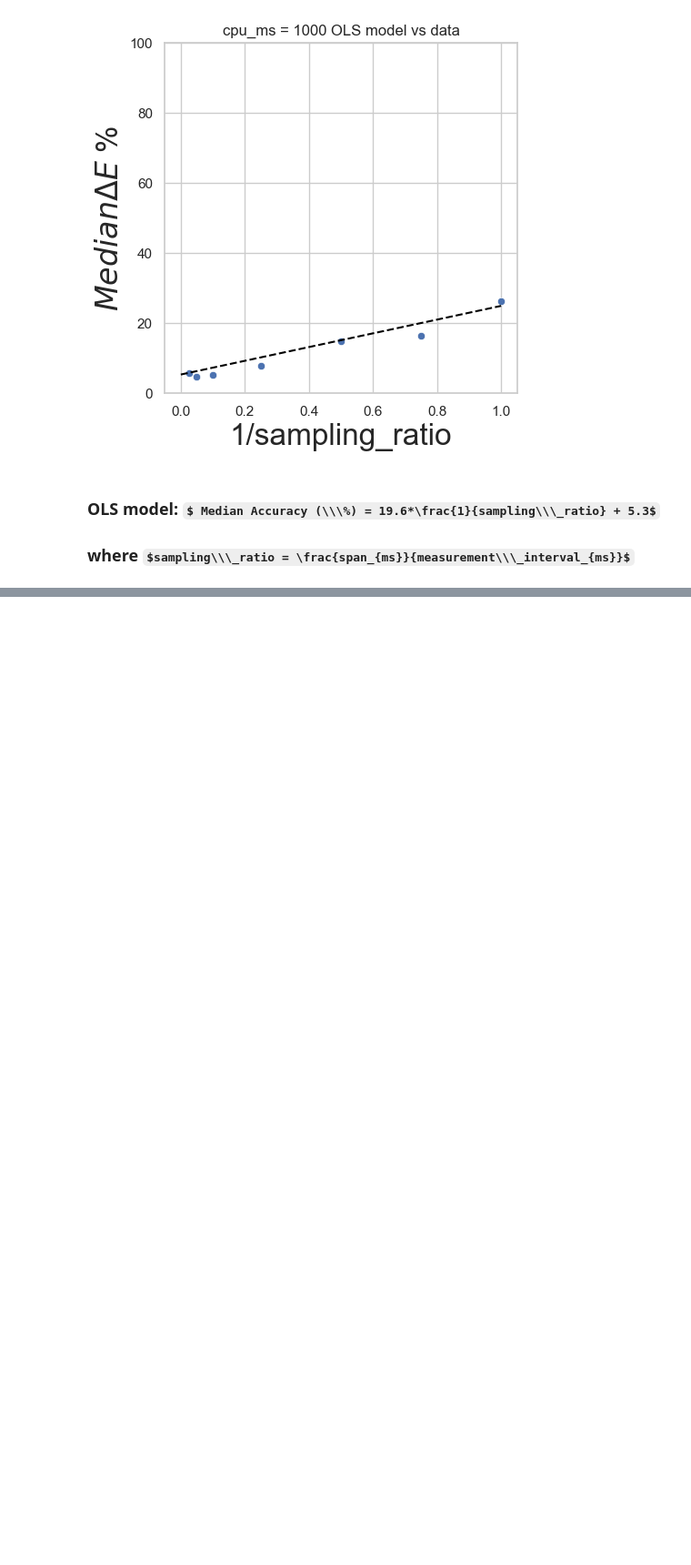
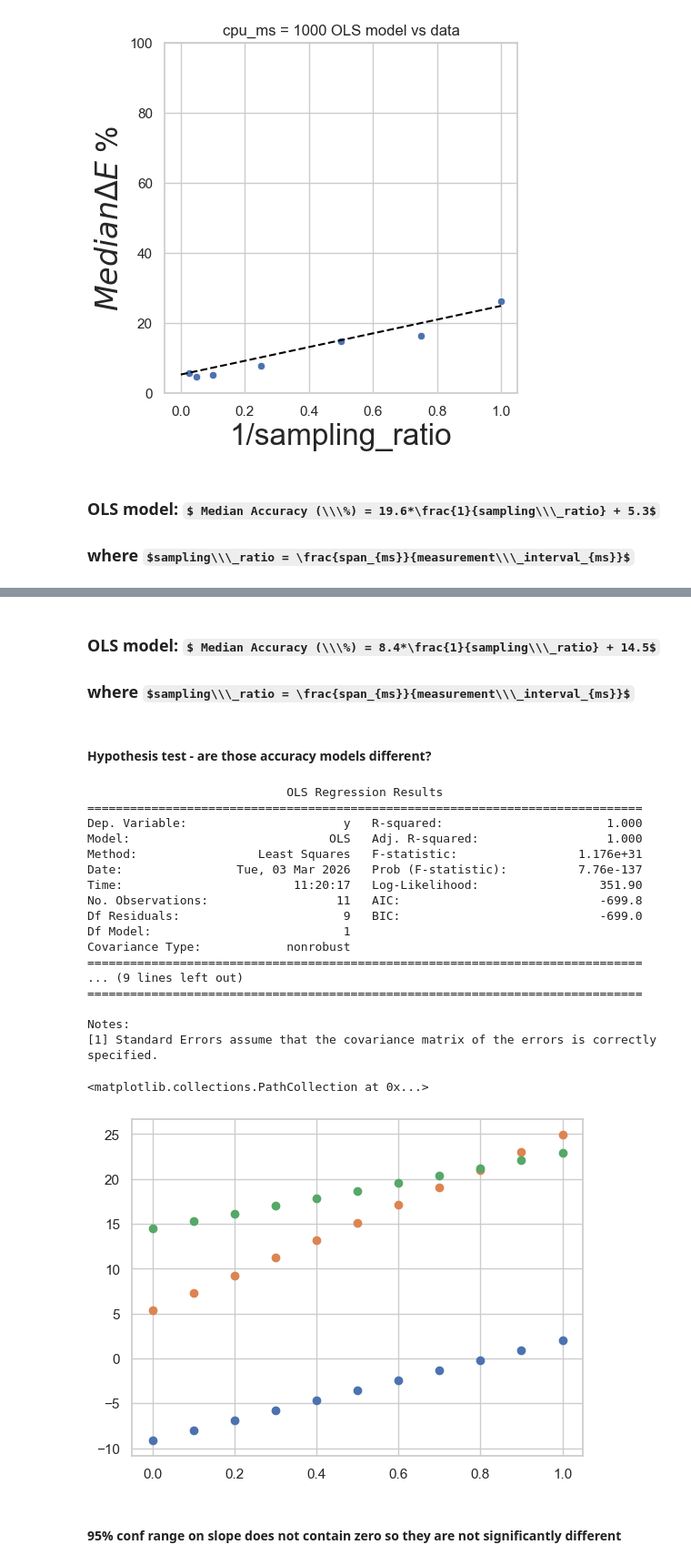
Before and after one commit to tedscott/SideProjects, a Jupyter notebook: E2EGHG/AccuracyModelingProcess.ipynb, the cells around one changed output, grey strips where cells are left out. Shown at 91% size. Drawn from its saved outputs; the diff is of its cells as text; code cells hidden in the pictures; some formulas as TeX source; blank space fills up the shorter version.

```diff
--- a/E2EGHG/AccuracyModelingProcess.ipynb
+++ b/E2EGHG/AccuracyModelingProcess.ipynb
@@ -923,0 +1397,6 @@ for i in span_lengths:
+# %%
+# define x & y
+df_sub1000_n_100_shifted = df_median_n_100_shifted.query("cpu_ms <= 1000.0")
+X = df_sub1000_n_100_shifted.drop(['cpu_ms','sampling_ratio', 'median_energy_deviation'], axis=1)
+       #'delta_e_upper_ci', 'delta_e_lower_ci'], axis=1)
+y = df_sub1000_n_100_shifted['median_energy_deviation']
@@ -923,0 +1405,3 @@ for i in span_lengths:
+# %%
+# create train/test split of data, 80/20 split
+x_train, x_test, y_train, y_test = train_test_split(X, y, test_size = 0.2, random_state = 47)
@@ -923,0 +1432,4 @@ for i in span_lengths:
+# %%
+# make function for using regression model
+def reg_model_100_shifted(recip_sampling_ratio):
+    return (mlr100_shifted.intercept_ + mlr100_shifted.coef_[0]*recip_sampling_ratio)
@@ -923,0 +1460,48 @@ for i in span_lengths:
+# %% [markdown]
+### OLS model: $ Median Accuracy (\\\%) = 8.4*\frac{1}{sampling\\\_ratio} + 14.5$
+### where $sampling\\\_ratio = \frac{span_{ms}}{measurement\\\_interval_{ms}}$
+# %% [markdown]
+#### Hypothesis test - are those accuracy models different?
+# %%
+# range of recip_ratio values for plots
+x_vals = np.arange(0,1.1,0.1)
+
+X = x_vals
+y1 = reg_model_100(x_vals)
+y2 = reg_model_100_shifted(x_vals)
+y = y1 - y2
+
+X = sm.add_constant(X)
+model = sm.OLS(y, X).fit() # Fit the OLS regression model
+print(model.summary())
+
+
+plt.scatter(x_vals,y)
+plt.scatter(x_vals,y1,label='unshifted')
+plt.scatter(x_vals,y2,label='shifted')
+# mlr = LinearRegression()
+# mlr.fit(x_vals.reshape(-1, 1), y)
+# # output model coefficients
+# print("Coefficients: ", list(zip(X, mlr.coef_)), "\n Intercept: ", mlr.intercept_)
+# %% [output]
+                            OLS Regression Results
+==============================================================================
+Dep. Variable:                      y   R-squared:                       1.000
+Model:                            OLS   Adj. R-squared:                  1.000
+Method:                 Least Squares   F-statistic:                 1.176e+31
+Date:                Tue, 03 Mar 2026   Prob (F-statistic):          7.76e-137
+Time:                        11:20:17   Log-Likelihood:                 351.90
+No. Observations:                  11   AIC:                            -699.8
+Df Residuals:                       9   BIC:                            -699.0
+Df Model:                           1
+Covariance Type:            nonrobust
+==============================================================================
+... (9 lines left out)
+==============================================================================
+
+Notes:
+[1] Standard Errors assume that the covariance matrix of the errors is correctly specified.
+<matplotlib.collections.PathCollection at 0x...>
+[figure, added]
+# %% [markdown]
+#### 95% conf range on slope does not contain zero so they are not significantly different
```
Also changed, not shown: parts of 73 cells of this notebook.
